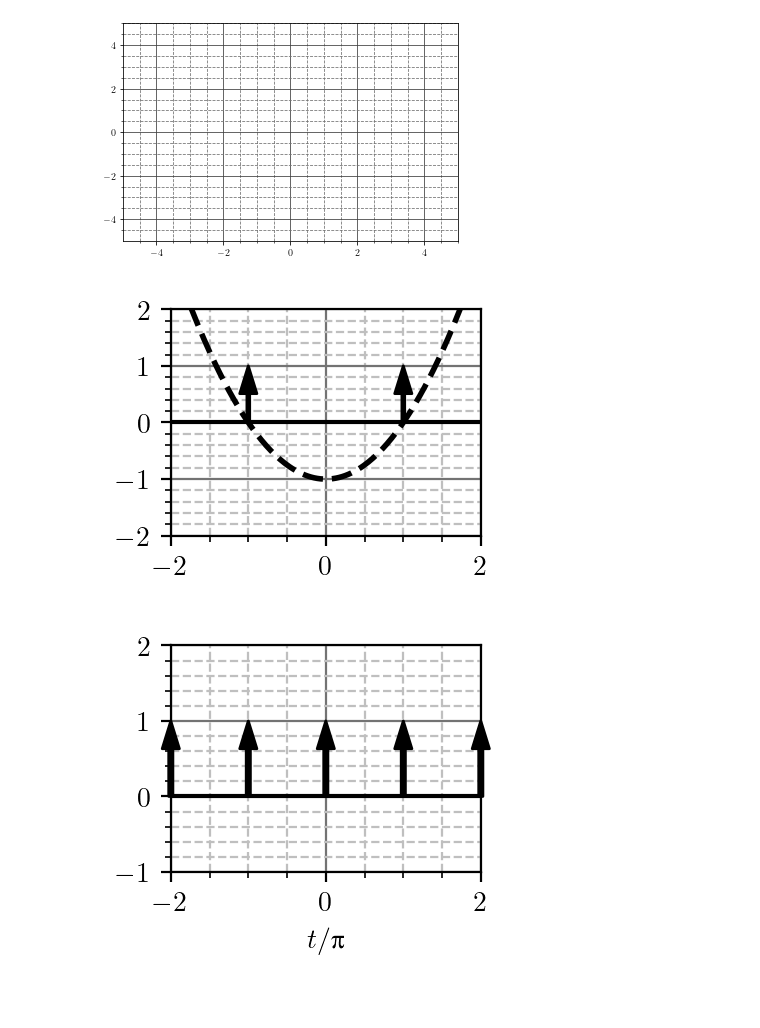
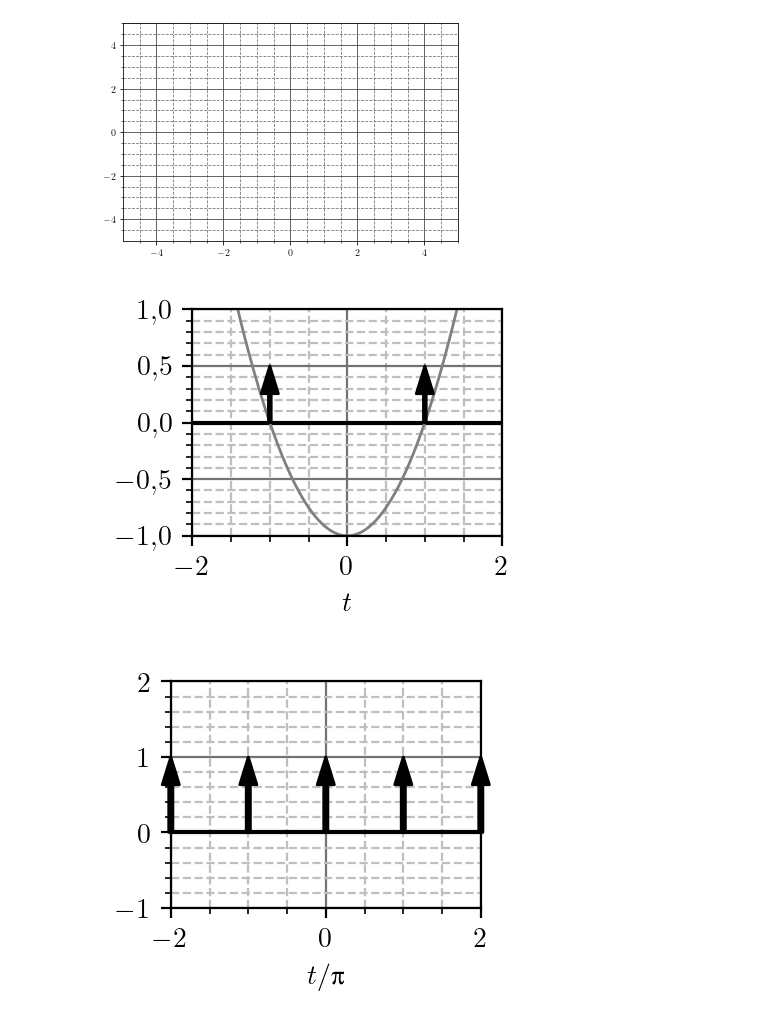
Before and after one commit to djokicd/zbirka-sis, a Jupyter notebook: 1_uvod/1_osnovne_osobine_signala/fig/uvod_plotovi.ipynb, the cells around one changed output. Cells and saved outputs as stored; diff of their text form; code cells hidden in the pictures.

```diff
--- a/1_uvod/1_osnovne_osobine_signala/fig/uvod_plotovi.ipynb
+++ b/1_uvod/1_osnovne_osobine_signala/fig/uvod_plotovi.ipynb
@@ -48,21 +48,23 @@ def plot_dirac(x, A, lw = 1.5, c = 'k', annotation = ''):
     annotate(annotation, [x,A], [x,0], arrowprops=dict(width=lw, headwidth=10/1.618, headlength=10, color = c))
 # %%
 generate_canvas( 1.5*1, 4/3 )
-ylim([ -2,2 ])
+ylim([ -1,1 ])
 
 x = linspace(-10, 10, 1000)
 
 y = [ 0  for t in x]
 plot(x, y, 'k', linewidth=1.5)
-plot_dirac(+1, 1, lw = 1)
-plot_dirac(-1, 1, lw = 1)
+plot_dirac(+1, 0.5, lw = 1)
+plot_dirac(-1, 0.5, lw = 1)
 
 y = x**2 - 1
-plot(x, y, 'k--', linewidth=2)
+plot(x, y, '0.5', linewidth=1)
+xlabel("$t$")
+#legend([r"$f(t)$", r"$\updelta(f(t))$"], positi)
 
 savefig("dirac_pm1.pdf", bbox_inches="tight", pad_inches=0)
 # %% [output]
-[figure, old version]
+[figure, new version]
 # %%
 generate_canvas(  1.5*1, 4/3 )
 ylim([-1, 2])
```
Also changed, not shown: 6 other files.
